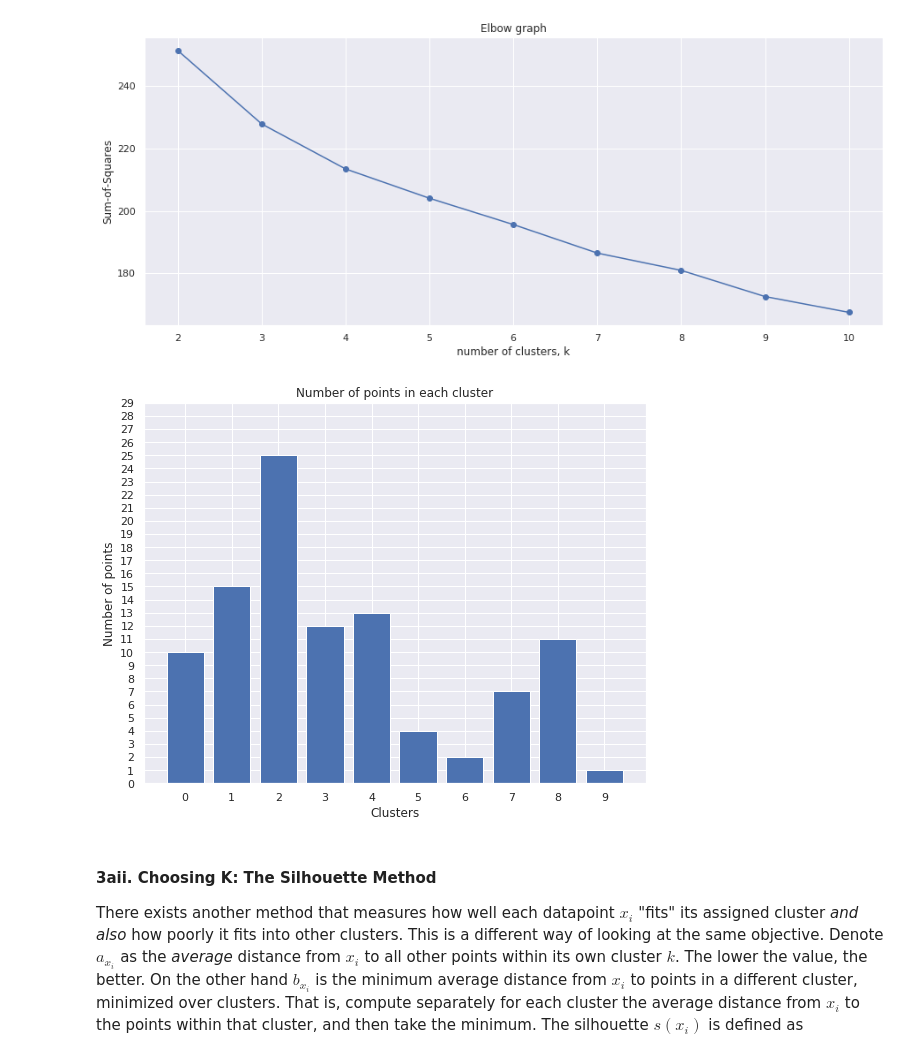
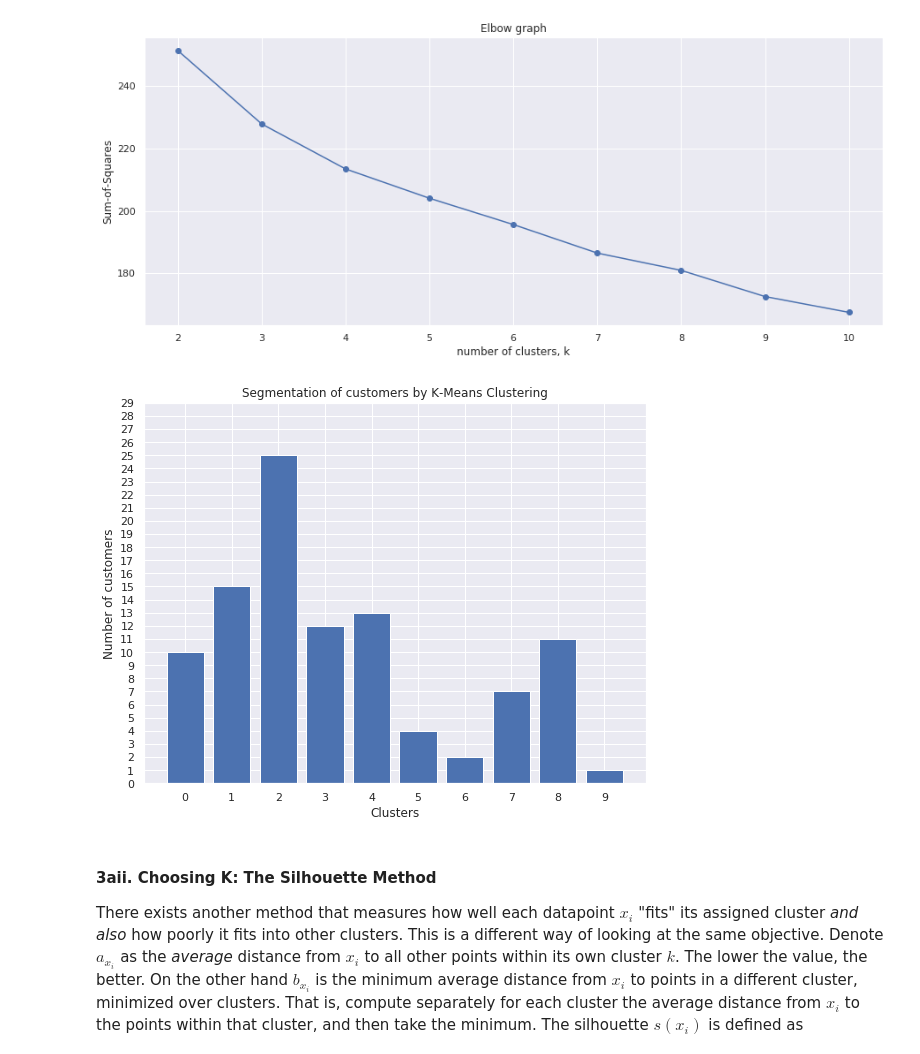
Before and after one commit to bauyrjanj/KMeansClustering, a Jupyter notebook: Clustering Case Study - Customer Segmentation with K-Means - Tier 3.ipynb, the cells around one changed output. Saved outputs shown, nothing was run; the diff lists cells and outputs as text; code cells hidden in the pictures.

Commit message:
bar plots added
updated notebook

```diff
--- a/Clustering Case Study - Customer Segmentation with K-Means - Tier 3.ipynb
+++ b/Clustering Case Study - Customer Segmentation with K-Means - Tier 3.ipynb
@@ -188,13 +188,13 @@ clusters = np.asarray((unique_elements, counts_elements))
 # %%
 _ = plt.figure(figsize = (9, 7))
 _ = plt.bar(clusters[0], clusters[1], tick_label=clusters[0])
 _ = plt.xlabel('Clusters')
-_ = plt.ylabel('Number of points')
-_ = plt.title('Number of points in each cluster')
+_ = plt.ylabel('Number of customers')
+_ = plt.title('Segmentation of customers by K-Means Clustering')
 _ = plt.yticks(np.arange(0, 30, step=1))
 plt.show()
 # %% [output]
-[figure, old version]
+[figure, new version]
 # %% [markdown]
 #### 3aii. Choosing K: The Silhouette Method
 
```
Also changed, not shown: parts of 1 cell of this notebook, 1 other file.
